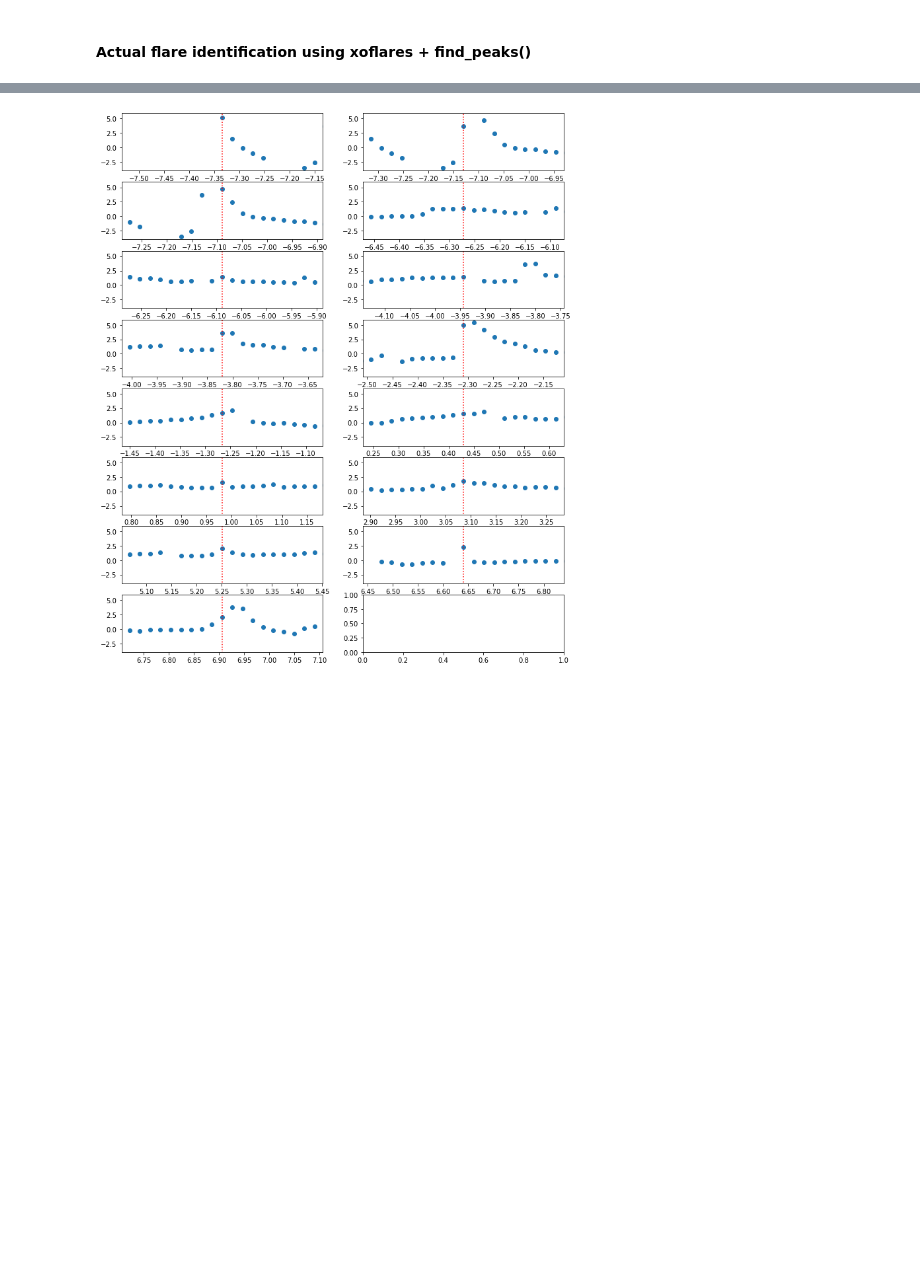
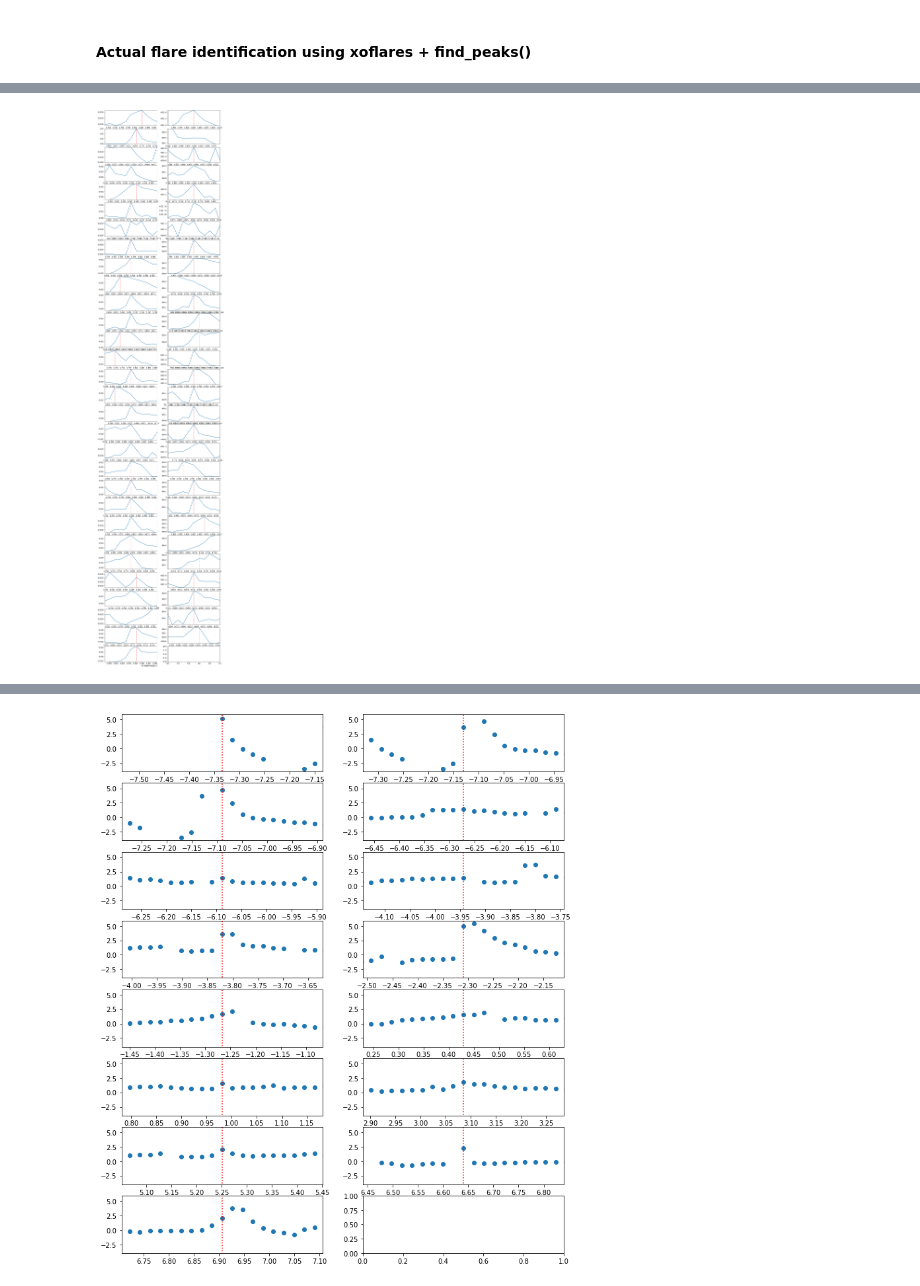
Before and after one commit to exoclam/epic-246301900, a Jupyter notebook: injection-recovery/injection_recovery.ipynb, the cells around one changed output, grey strips where cells are left out. Cells and saved outputs as stored; diff of their text form; code cells hidden in the pictures; blank space fills up the shorter version.

Commit message:
first try of combining xoflares and find_peaks() for flare identification

```diff
--- a/injection-recovery/injection_recovery.ipynb
+++ b/injection-recovery/injection_recovery.ipynb
@@ -1757,0 +1734,10 @@ plt.show()
+# %%
+print(len(x_pre), len(y_pre), len(tpeaks_pre), len(tpeaks_norm_pre), len(ampls_pre), len(fwhms_pre))
+out_pre = pd.DataFrame({'tpeak': tpeaks_pre, 'tpeaks_norm': tpeaks_norm_pre, 'ampls': ampls_pre, 'unnorm_ampls': unnorm_ampls_pre, 'fwhms': fwhms_pre})
+out_post = pd.DataFrame({'tpeak': tpeaks_post, 'tpeaks_norm': tpeaks_norm_post, 'ampls': ampls_post, 'unnorm_ampls': unnorm_ampls_post, 'fwhms': fwhms_post})
+out_postgap = pd.DataFrame({'tpeak': tpeaks_postgap, 'tpeaks_norm': tpeaks_norm_postgap, 'ampls': ampls_postgap, 'unnorm_ampls': unnorm_ampls_postgap,
+                            'fwhms': fwhms_postgap})
+out = pd.concat([out_pre, out_post, out_postgap]).reset_index()
+print(out)
+print(out.loc[out.ampls>0])
+#out.to_csv('identified_flares.csv', index=False)
@@ -1757,0 +1782,80 @@ plt.show()
+# %%
+def pruning(df, norm_flux, pred, out):
+    """
+    ### Parameters
+    df: original data chunk dataframe, eg. pre
+    norm_flux: flux/median - 1, eg. norm_flux_pre
+    pred: GP or savgol-smoothed flux, eg. pred_pre
+    out: output of xoflares flare identification code find_flares(), eg. out_pre
+
+    ### Returns
+
+    """
+
+    tpeaks = out.tpeak
+    npeaks = len(tpeaks)
+    tpeaks_norm = out.tpeaks_norm
+    ampls = out.ampls
+    unnorm_ampls = out.unnorm_ampls
+    fwhms = out.fwhms
+
+    detrended_std = (norm_flux - pred)/np.std(norm_flux - pred)
+    detrended = norm_flux - pred
+
+    height = 1.4
+    distance = 5
+    wlen = 5
+    width_left = None
+    width_right = 5
+    buffer = 0.1 # essentially the wlen for find_peaks()
+
+    fixed_tpeaks = []
+    fixed_fwhms = []
+
+    fig, axes = plt.subplots(ncols=2, nrows=np.ceil(npeaks/2).astype(int), figsize=[12,npeaks])
+    axes = axes.flatten()
+    for i in range(npeaks):
+        ### take snapshot of time and flux around identified flare
+        snapshot_time = df.TIME[(df.TIME > tpeaks[i]-buffer) & (df.TIME < tpeaks[i]+buffer)]
+        snapshot = detrended[(df.TIME > tpeaks[i]-buffer) & (df.TIME < tpeaks[i]+buffer)]
+        snapshot_std = detrended_std[(df.TIME > tpeaks[i]-buffer) & (df.TIME < tpeaks[i]+buffer)]
+
+        ### run scipy.signal.find_peaks() to identify actual peak
+        peaks, _ = find_peaks(snapshot_std, height=height, distance=distance, width=(width_left,width_right))
+        prominences, left_bases, right_bases = peak_prominences(snapshot_std, peaks)
+        #print(np.array(snapshot_time)[peaks], tpeaks_pre[i])
+
+        ### plot
+        ax = axes[i]
+        ax.plot(df.TIME, detrended) # norm_flux_pre
+        if len(peaks)>0:
+            ax.axvline(np.array(snapshot_time)[peaks][0], -1, 1, color='r', linestyle=':')
+            fixed_tpeaks.append(np.array(snapshot_time)[peaks][0])
+            fixed_fwhm = (right_bases-left_bases)*30*60
+            fixed_fwhms.append(fixed_fwhm)
+        else:
+            fixed_tpeaks.append(np.nan) # for dropping later
+            fixed_fwhms.append(np.nan)
+
+        ax.set_xlim(tpeaks[i]-buffer, tpeaks[i]+buffer)
+        ax.set_ylim(min(snapshot), max(snapshot))
+
+    plt.show()
+
+    # attach fixed tpeaks and fwhm columns to xoflares flare identification dataframe, then drop nans
+    out['fixed_tpeaks'] = fixed_tpeaks
+    out['fixed_fwhms'] = fixed_fwhms
+    print("before: ", len(out))
+    out = out.dropna()
+    print("after: ", len(out))
+
+    return out
+
+out_pre_fixed = pruning(pre, norm_flux_pre, pred_pre, out_pre)
+out_post_fixed = pruning(post, norm_flux_post, pred_post, out_post)
+out_postgap_fixed = pruning(postgap, norm_flux_postgap, pred_postgap, out_postgap)
+out_fixed = pd.concat([out_pre_fixed, out_post_fixed, out_postgap_fixed]).reset_index()
+print(out_fixed)
+out_fixed.to_csv('identified_flares.csv', index=False)
+# %% [output]
+[figure, added]
```
Also changed, not shown: parts of 8 cells of this notebook.
